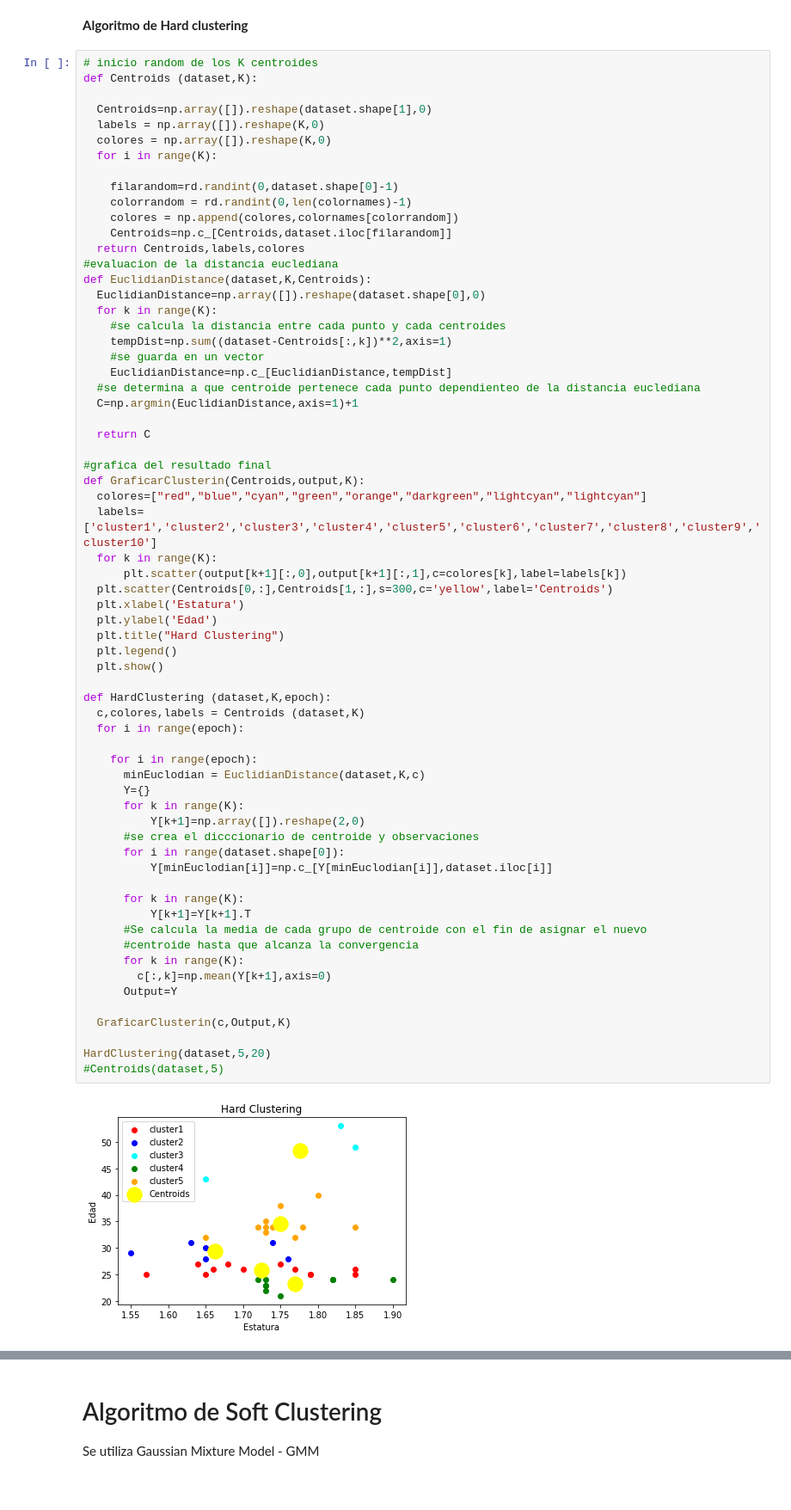
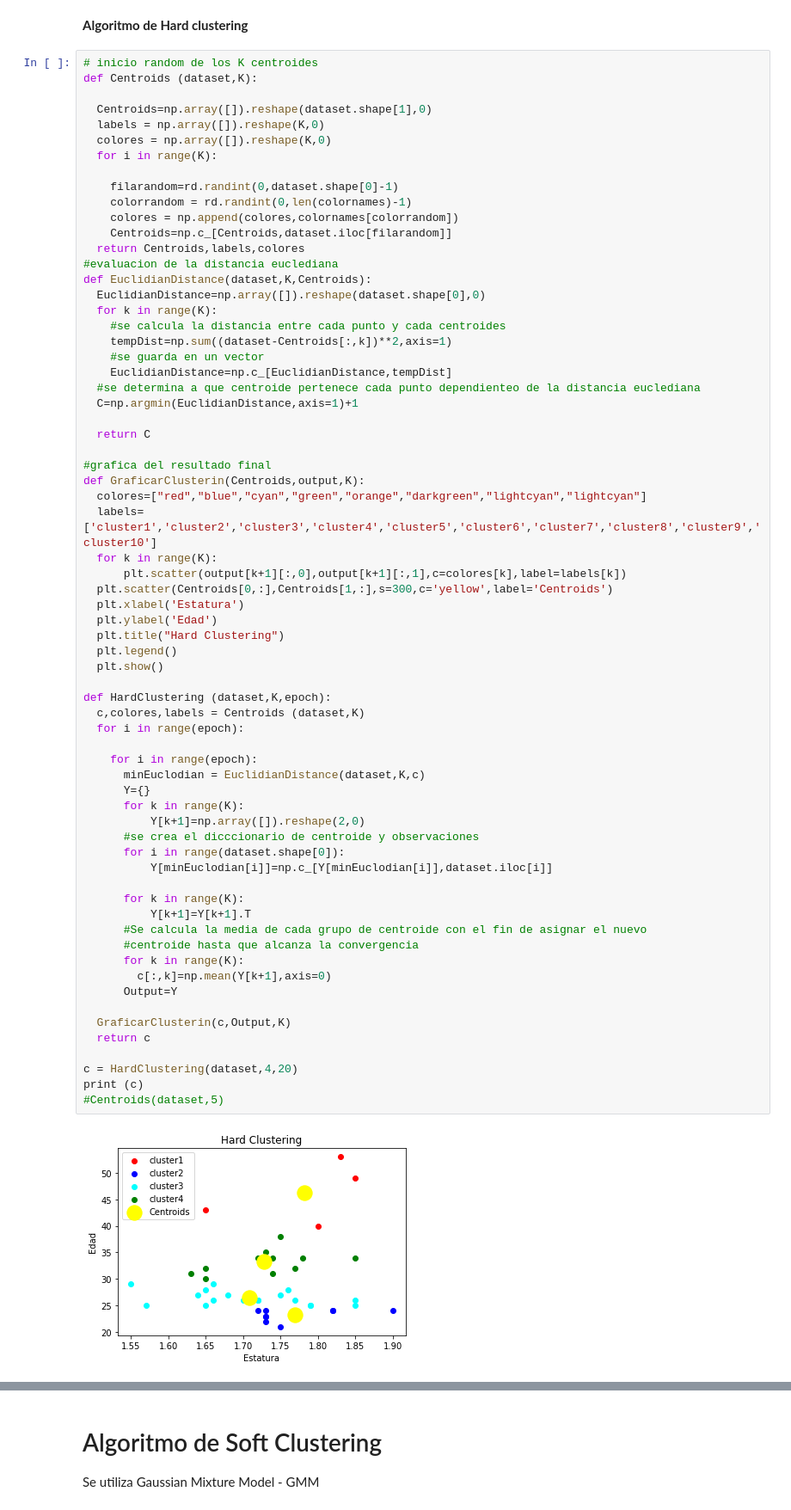
Before and after one commit to JS-DS-coder/CienciaDeDatos2021, a Jupyter notebook: practica_1_SL2.ipynb, the cells around one changed output, grey strips where cells are left out. Shown at 86% size. Drawn from its saved outputs; the diff is of its cells as text.

```diff
--- a/practica_1_SL2.ipynb
+++ b/practica_1_SL2.ipynb
@@ -70,32 +70,34 @@ def GraficarClusterin(Centroids,output,K):
   plt.ylabel('Edad')
   plt.title("Hard Clustering")
   plt.legend()
   plt.show()
 
 def HardClustering (dataset,K,epoch):
   c,colores,labels = Centroids (dataset,K)
   for i in range(epoch):
 
     for i in range(epoch):
       minEuclodian = EuclidianDistance(dataset,K,c)
       Y={}
       for k in range(K):
           Y[k+1]=np.array([]).reshape(2,0)
       #se crea el dicccionario de centroide y observaciones
       for i in range(dataset.shape[0]):
           Y[minEuclodian[i]]=np.c_[Y[minEuclodian[i]],dataset.iloc[i]]
 
       for k in range(K):
           Y[k+1]=Y[k+1].T
       #Se calcula la media de cada grupo de centroide con el fin de asignar el nuevo
       #centroide hasta que alcanza la convergencia
       for k in range(K):
         c[:,k]=np.mean(Y[k+1],axis=0)
       Output=Y
 
   GraficarClusterin(c,Output,K)
+  return c
 
-HardClustering(dataset,5,20)
+c = HardClustering(dataset,4,20)
+print (c)
 #Centroids(dataset,5)
 # %% [output]
-[figure, old version]
+[figure, new version]
```
Also changed, not shown: parts of 8 cells of this notebook.
